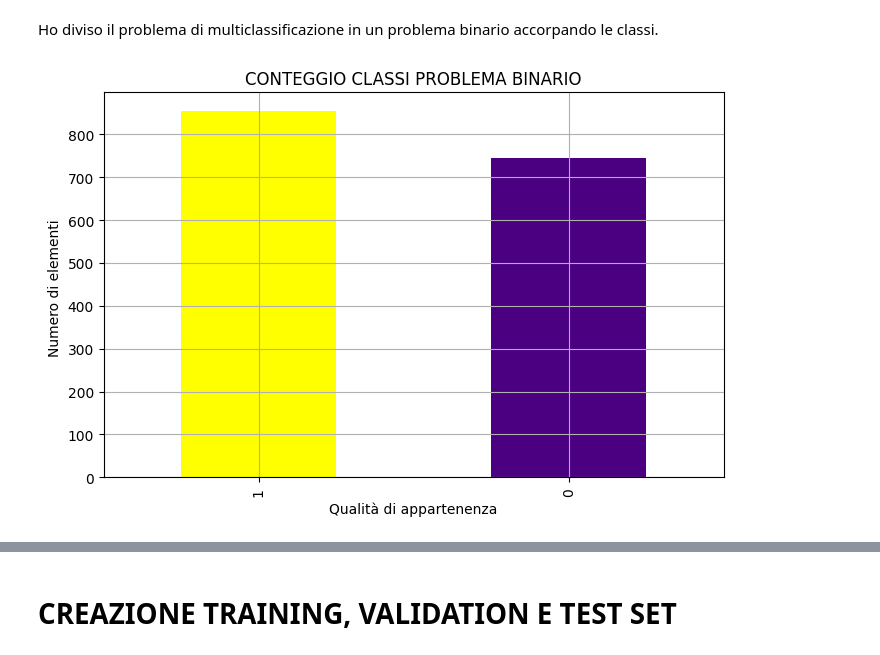
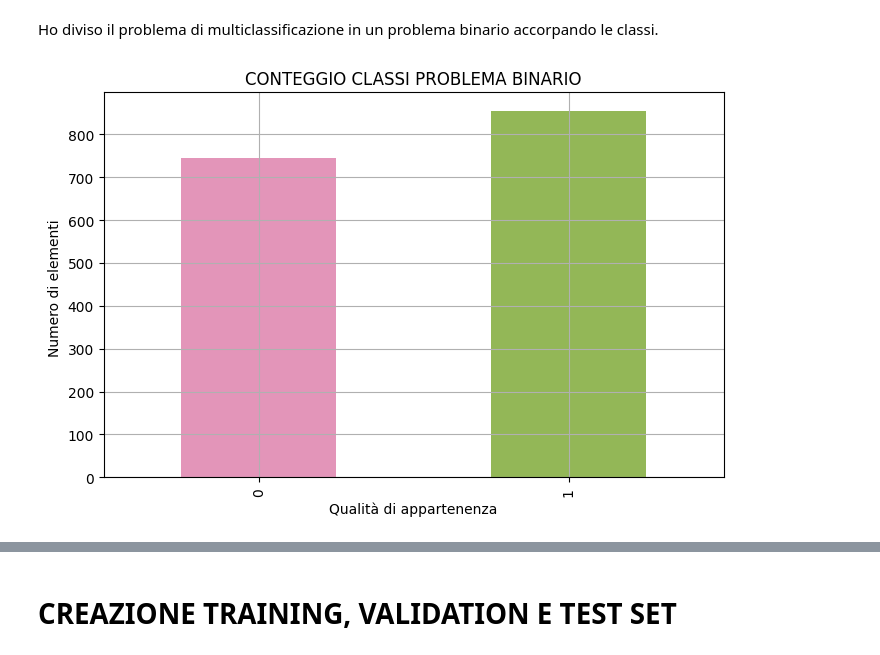
Before and after one commit to MarcoMungaiCoppolino/Data-Science-Portfolio, a Jupyter notebook: GameTheory_For_Explainable_ML/notebooks/01-second-logical-notebook copy.ipynb, the cells around one changed output, grey strips where cells are left out. Saved outputs shown, nothing was run; the diff lists cells and outputs as text; code cells hidden in the pictures.

```diff
--- a/GameTheory_For_Explainable_ML/notebooks/01-second-logical-notebook copy.ipynb
+++ b/GameTheory_For_Explainable_ML/notebooks/01-second-logical-notebook copy.ipynb
@@ -71,0 +34,4 @@ plt.show()
+# %%
+red_wine = pd.read_csv('../data/cleaned/winequality-red.csv', sep=';')
+red_wine = red_wine.apply(pd.to_numeric) # convert all columns of DataFrame
+red_wine.head()
@@ -71,0 +49,33 @@ plt.show()
+# %%
+# Si selezionano delle tonalità di rosso e verde colorblind friendly
+red_color = '#b51963'
+green_color = '#5ba300'
+
+# Tramite light_palette si creano sfumature dei colori selezionati che vengono manualmente
+# modificate per aumentarne la luminosità ed evitare colori troppo chiari
+red_palette = sns.light_palette(red_color, n_colors=5, reverse=True)
+red_palette = [(c[0], c[1]*0.8, c[2]*0.9) for c in red_palette]
+green_palette = sns.light_palette(green_color, n_colors=5)
+green_palette = [(c[0] * 0.9, c[1]*0.9, c[2] * 0.75) for c in green_palette]
+custom_palette = red_palette + green_palette
+
+# Si procede con il selezionare i valori unici della colonna 'quality' e creare un dizionario per i colori
+quality_unique_values = np.unique(red_wine['quality'].values)
+colors_mapping = dict(zip(np.arange(10)+1, custom_palette))
+
+# Creazione di un dataset contenente i conteggi dei diversi livelli di qualità dei vari campioni e le loro frequenze
+N = red_wine.shape[0]
+class_cont_freq = pd.concat([red_wine['quality'].value_counts(), red_wine['quality'].value_counts() / N], axis=1)
+class_cont_freq.columns = ['counts', 'freq.']
+class_cont_freq.index.name = 'class'
+class_cont_freq.sort_values('class', inplace=True)
+display(class_cont_freq)
+
+# Un plot per mostrare la distribuzione della qualità dei vini, utilizzando la palette personalizzata
+plt.figure()
+class_cont_freq['counts'].plot.bar(figsize=(8, 5), color=[colors_mapping[q] for q in class_cont_freq.index])
+plt.title('RED WINE CONTEGGIO CLASSI')
+plt.xlabel("Qualità di appartenenza")
+plt.ylabel("Numero di elementi ")
+plt.grid()
+plt.show()
@@ -74,15 +107,14 @@ plt.show()
 # %% [markdown]
 Ho diviso il problema di multiclassificazione in un problema binario accorpando le classi.
 # %%
-red_wine_copy = red_wine.copy()
-red_wine_copy['quality'].replace([3, 4, 5], value=0, inplace=True)
-red_wine_copy['quality'].replace([6, 7, 8], value=1, inplace=True)
+red_wine['quality'].replace([3, 4, 5], value=0, inplace=True)
+red_wine['quality'].replace([6, 7, 8], value=1, inplace=True)
 # %%
 plt.figure()
-red_wine_copy['quality'].value_counts().plot.bar(figsize=(8,5), color=['yellow', 'indigo'])
+red_wine['quality'].value_counts().sort_values().plot.bar(figsize=(8,5), color=[custom_palette[3], custom_palette[7]])
 plt.title('CONTEGGIO CLASSI PROBLEMA BINARIO')
 plt.xlabel("Qualità di appartenenza")
 plt.ylabel("Numero di elementi ")
 plt.grid()
 # %% [output]
-[figure, old version]
+[figure, new version]
```
Also changed, not shown: parts of 46 cells of this notebook, 4 other files.
